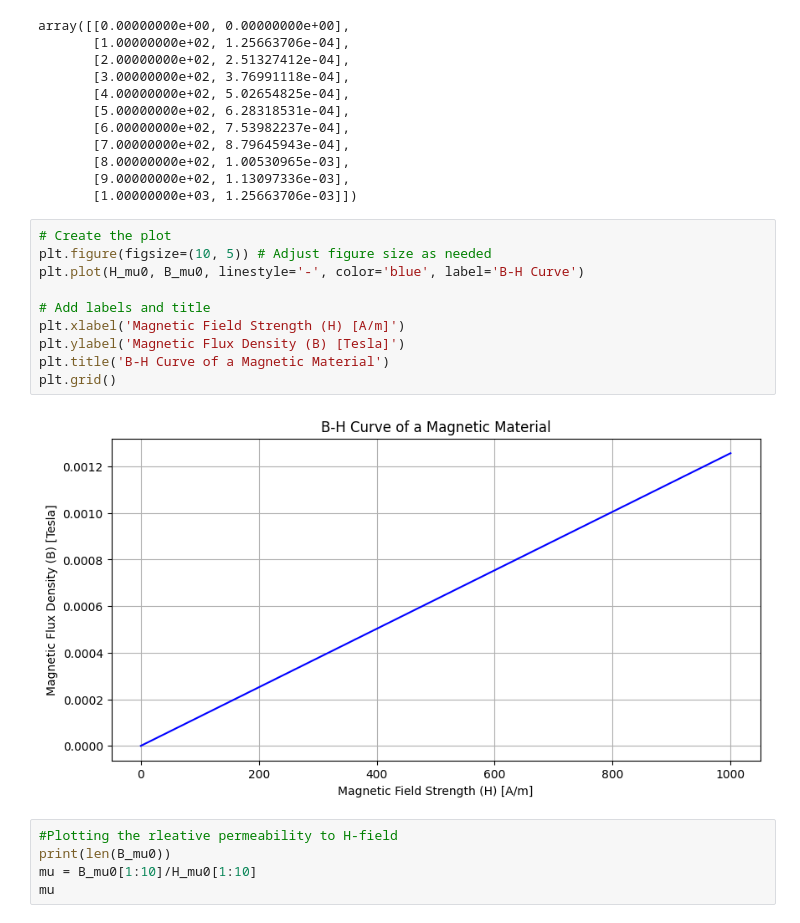
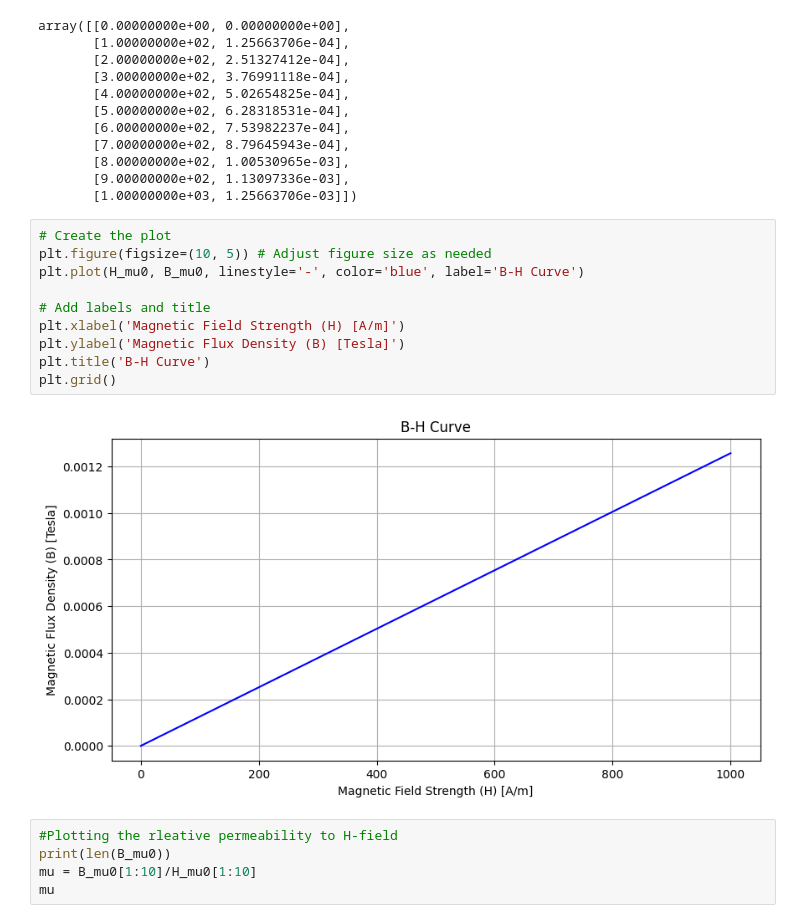
Before and after one commit to NilsJakob/TSE3080_2026, a Jupyter notebook: 12_magnetic_circuits/magnetic_fundamentals.ipynb, the cells around one changed output. Drawn from its saved outputs; the diff is of its cells as text.

```diff
--- a/12_magnetic_circuits/magnetic_fundamentals.ipynb
+++ b/12_magnetic_circuits/magnetic_fundamentals.ipynb
@@ -236,15 +239,15 @@ array([[0.00000000e+00, 0.00000000e+00],
 # %%
 # Create the plot
 plt.figure(figsize=(10, 5)) # Adjust figure size as needed
 plt.plot(H_mu0, B_mu0, linestyle='-', color='blue', label='B-H Curve')
 
 # Add labels and title
 plt.xlabel('Magnetic Field Strength (H) [A/m]')
 plt.ylabel('Magnetic Flux Density (B) [Tesla]')
-plt.title('B-H Curve of a Magnetic Material')
+plt.title('B-H Curve')
 plt.grid()
 # %% [output]
-[figure, old version]
+[figure, new version]
 # %%
 #Plotting the rleative permeability to H-field
 print(len(B_mu0))
```
Also changed, not shown: parts of 3 cells of this notebook.
